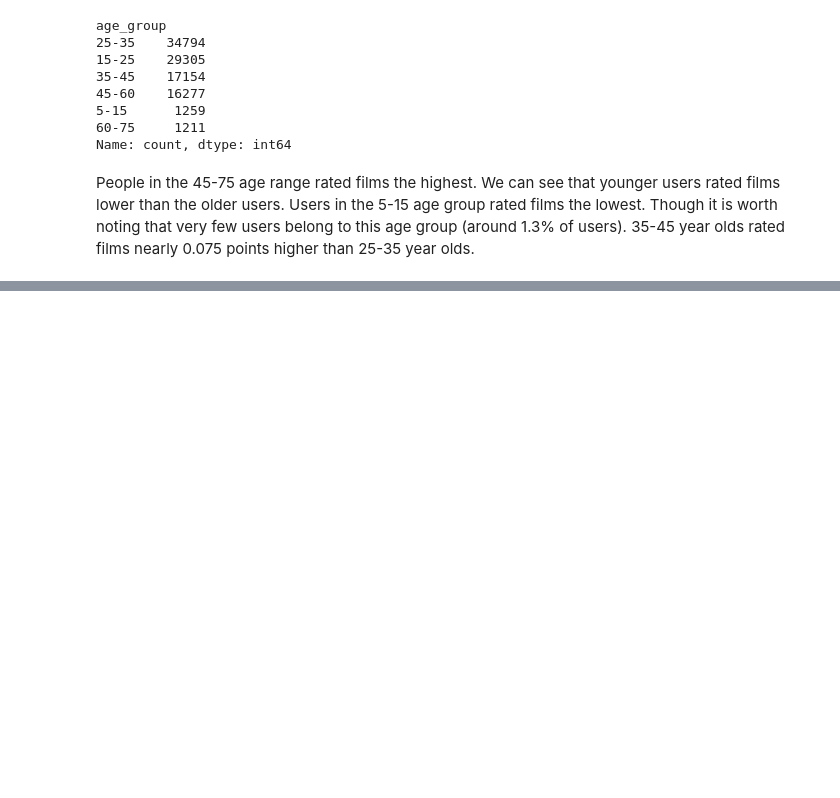
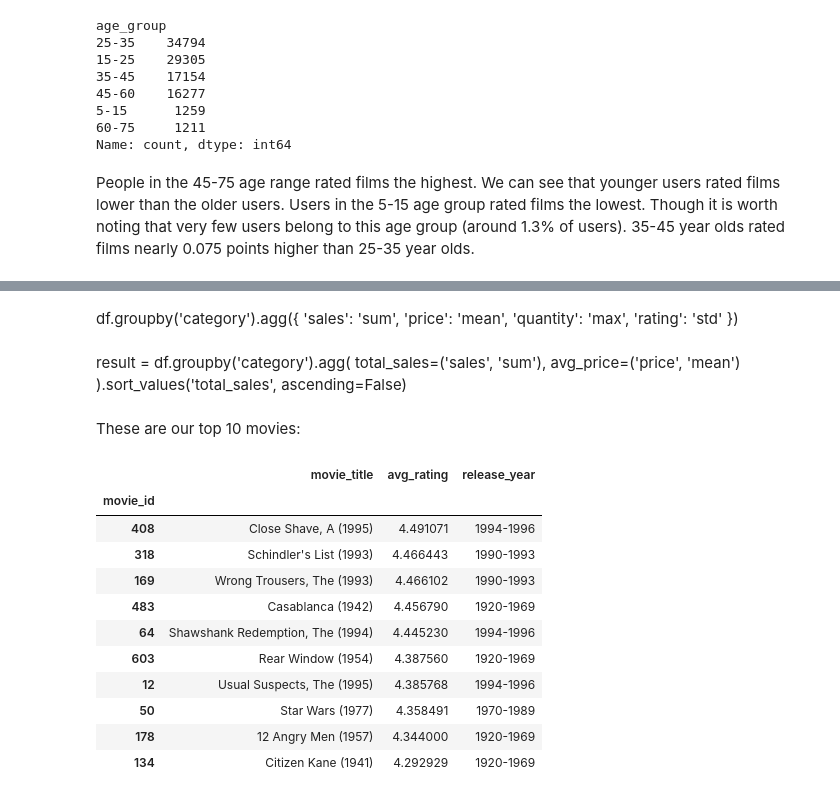
Before and after one commit to sara-shinde/MovieLens_100K_dataset_eda, a Jupyter notebook: notebooks/analysis_1.ipynb, the cells around one changed output, grey strips where cells are left out. Drawn from its saved outputs; the diff is of its cells as text; code cells hidden in the pictures; blank space fills up the shorter version.

```diff
--- a/notebooks/analysis_1.ipynb
+++ b/notebooks/analysis_1.ipynb
@@ -740,0 +919,31 @@ People in the 45-75 age range rated films the highest. We can see that younger u
+# %% [markdown]
+df.groupby('category').agg({
+    'sales': 'sum',
+    'price': 'mean',
+    'quantity': 'max',
+    'rating': 'std'
+})
+# %% [markdown]
+result = df.groupby('category').agg(
+    total_sales=('sales', 'sum'),
+    avg_price=('price', 'mean')
+).sort_values('total_sales', ascending=False)
+# %% [markdown]
+These are our top 10 movies:
+# %%
+top_10 = all_merged.groupby(["movie_id"]).filter(lambda y: len(y) > 80).groupby(["movie_id"]).agg(movie_title=("movie_title" , "first"), avg_rating=("rating" , "mean"), release_year=("release_year" , "first")).sort_values("avg_rating", ascending=False).head(10)
+# %%
+top_10
+# %% [output]
+|  | movie_title | avg_rating | release_year |
+| movie_id |  |  |  |
+| 408 | Close Shave, A (1995) | 4.491071 | 1994-1996 |
+| 318 | Schindler's List (1993) | 4.466443 | 1990-1993 |
+| 169 | Wrong Trousers, The (1993) | 4.466102 | 1990-1993 |
+| 483 | Casablanca (1942) | 4.456790 | 1920-1969 |
+| 64 | Shawshank Redemption, The (1994) | 4.445230 | 1994-1996 |
+| 603 | Rear Window (1954) | 4.387560 | 1920-1969 |
+| 12 | Usual Suspects, The (1995) | 4.385768 | 1994-1996 |
+| 50 | Star Wars (1977) | 4.358491 | 1970-1989 |
+| 178 | 12 Angry Men (1957) | 4.344000 | 1920-1969 |
+| 134 | Citizen Kane (1941) | 4.292929 | 1920-1969 |
```
Also changed, not shown: parts of 45 cells of this notebook.
